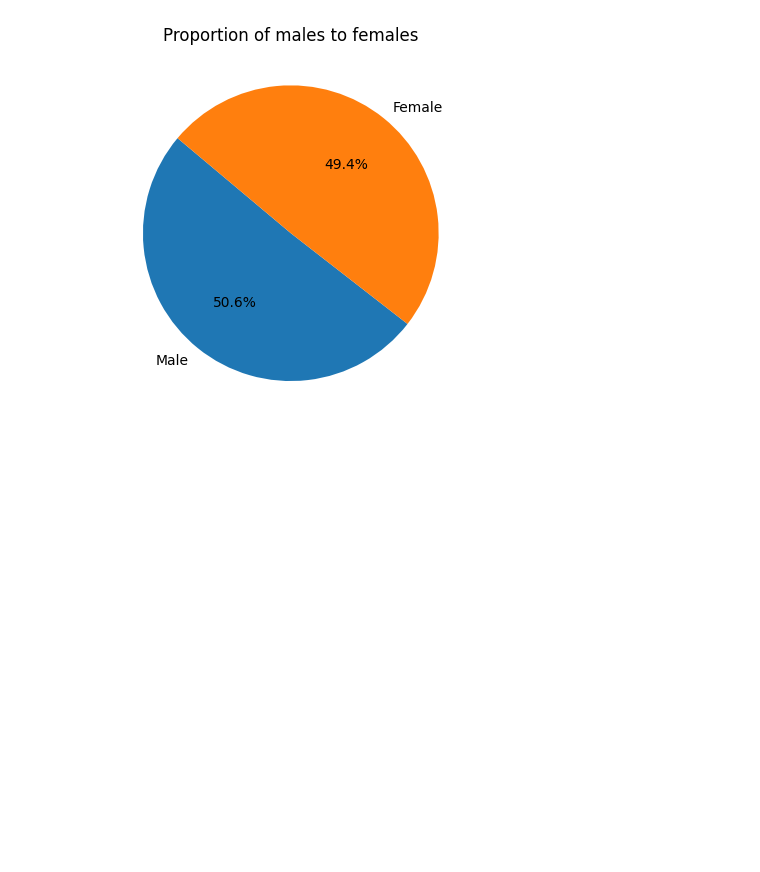
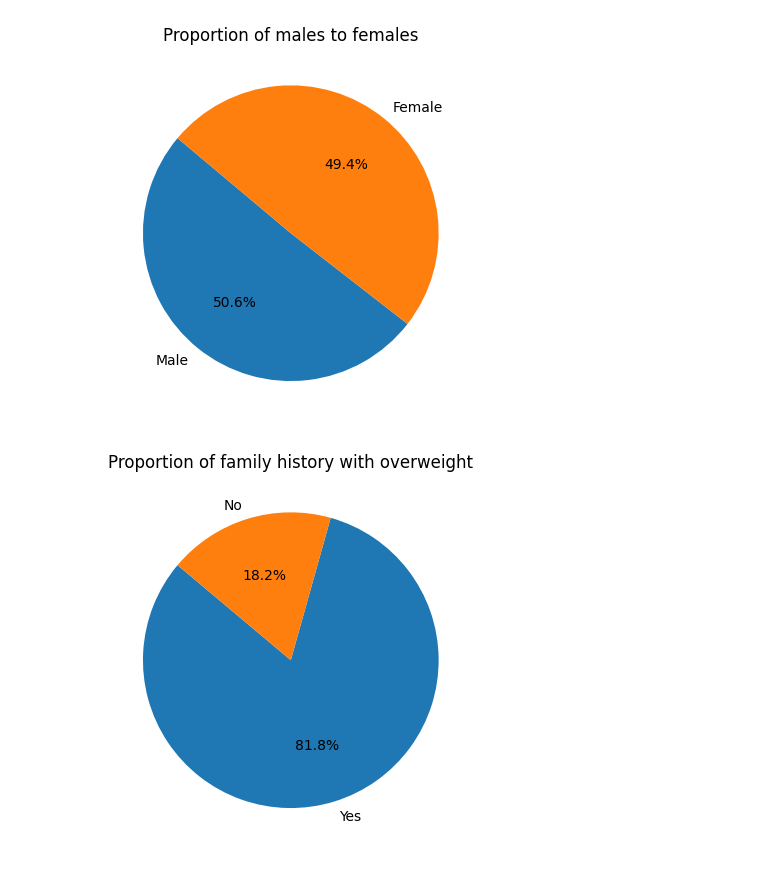
Before and after one commit to SamGombs20/DataAnalysisSample, a Jupyter notebook: code/obesiScanAnalysis.ipynb, the cells around one changed output. Cells and saved outputs as stored; diff of their text form; code cells hidden in the pictures; blank space fills up the shorter version.

```diff
--- a/code/obesiScanAnalysis.ipynb
+++ b/code/obesiScanAnalysis.ipynb
@@ -57,3 +58,10 @@ plt.title('Proportion of males to females')
 plt.show()
 # %% [output]
 [figure]
+# %%
+family_proportion = df['in_family'].value_counts()/df['in_family'].count()
+plt.pie(family_proportion, labels=['Yes', 'No'], autopct='%1.1f%%', startangle=140)
+plt.title('Proportion of family history with overweight')
+plt.show()
+# %% [output]
+[figure, added]
```
Also changed, not shown: parts of 4 cells of this notebook.
